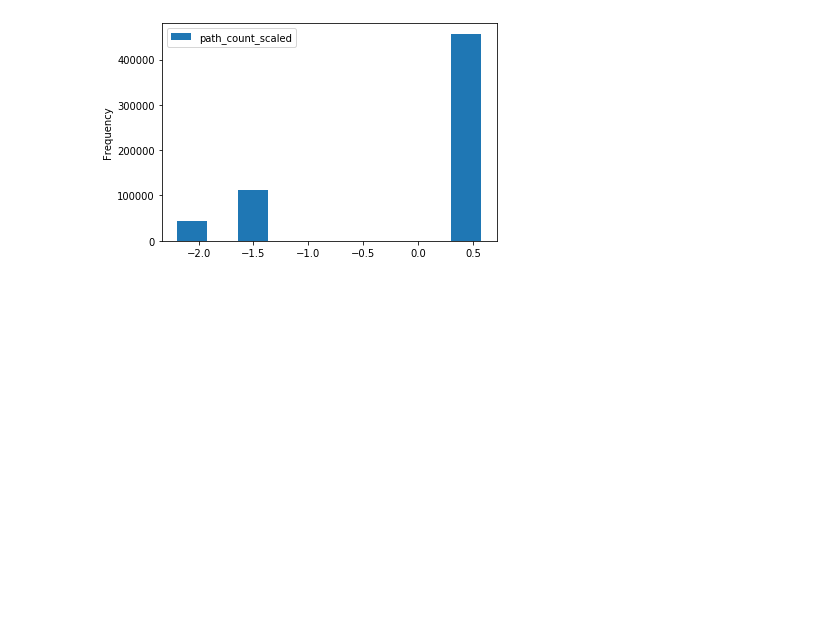
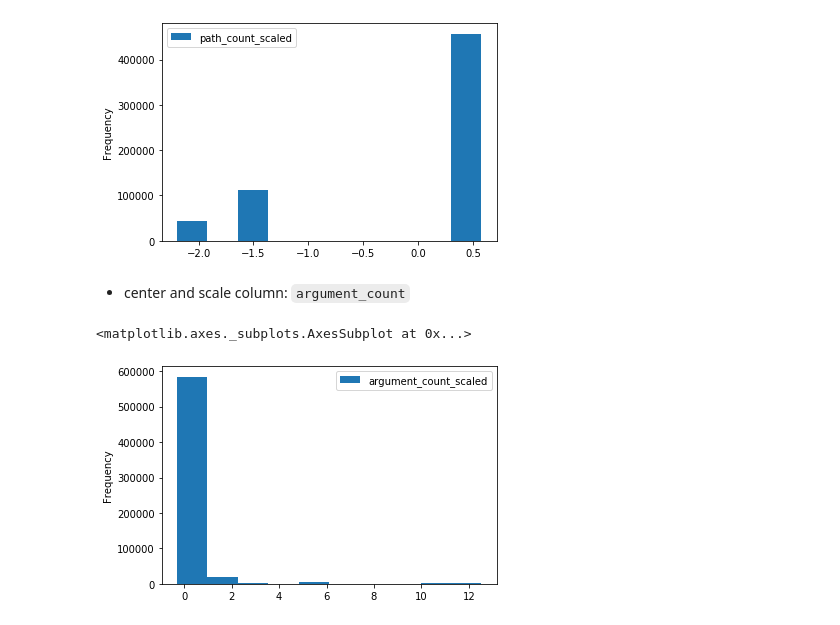
Before and after one commit to asoa/Windows-Process-Classifier, a Jupyter notebook: process_feature_engineering.ipynb, the cells around one changed output. Drawn from its saved outputs; the diff is of its cells as text; code cells hidden in the pictures; blank space fills up the shorter version.

```diff
--- a/process_feature_engineering.ipynb
+++ b/process_feature_engineering.ipynb
@@ -359,6 +351,16 @@ df_scaled.select('path_count_scaled').toPandas().plot.hist()
 # %% [output]
 <matplotlib.axes._subplots.AxesSubplot at 0x...>
 [figure]
+# %% [markdown]
++ center and scale column: `argument_count`
+# %%
+_mean, _stdev = get_mean_stdev('argument_count')
+df_scaled = df_scaled.withColumn('argument_count_scaled', z_score(F.lit(_mean), F.lit(_stdev), col('argument_count')))
+# %%
+df_scaled.select('argument_count_scaled').toPandas().plot.hist()
+# %% [output]
+<matplotlib.axes._subplots.AxesSubplot at 0x...>
+[figure, added]
 # %%
 df_scaled.show()
 # %% [output]
```
Also changed, not shown: parts of 9 cells of this notebook, 1 other file.
